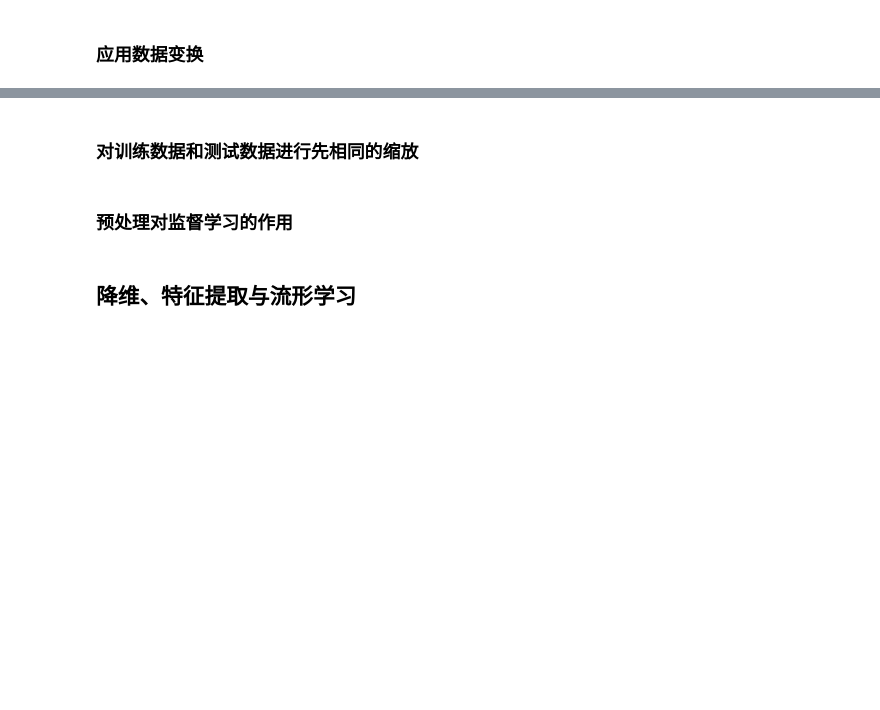
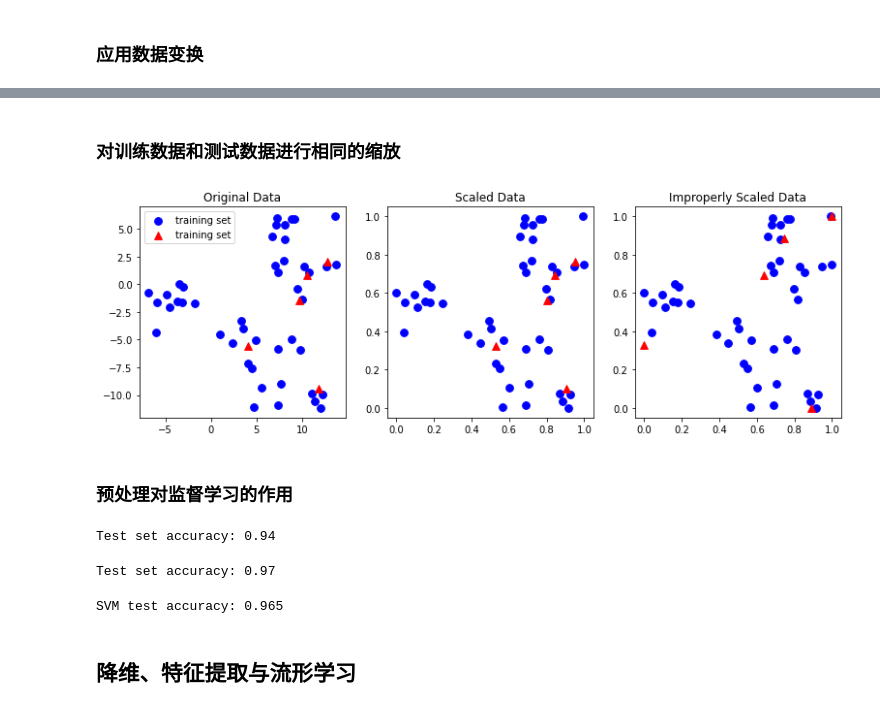
Before and after one commit to JPL-JUNO/Introduction-to-Machine-Learning-with-Python, a Jupyter notebook: Codes/Ch3.ipynb, the cells around one changed output, grey strips where cells are left out. Cells and saved outputs as stored; diff of their text form; code cells hidden in the pictures; blank space fills up the shorter version.

```diff
--- a/Codes/Ch3.ipynb
+++ b/Codes/Ch3.ipynb
@@ -44,2 +86,34 @@ array([-5. , -0.5,  0. ,  0.5,  5. ])
 # %% [markdown]
-### 对训练数据和测试数据进行先相同的缩放
+### 对训练数据和测试数据进行相同的缩放
+# %%
+from sklearn.datasets import make_blobs
+X, _ = make_blobs(n_samples=50, centers=5, random_state=4, cluster_std=2)
+
+X_train, X_test = train_test_split(X, random_state=5, test_size=.1)
+
+fig, axes = plt.subplots(1, 3, figsize=(13, 4))
+axes[0].scatter(X_train[:, 0], X_train[:, 1], c='blue', s=60, label='training set')
+axes[0].scatter(X_test[:, 0], X_test[:, 1], c='r', s=60, label='training set', marker='^')
+axes[0].set_title('Original Data')
+axes[0].legend()
+
+scaler = MinMaxScaler()
+scaler.fit(X_train)
+X_train_scaled = scaler.transform(X_train)
+X_test_scaled = scaler.transform(X_test)
+axes[1].scatter(X_train_scaled[:, 0], X_train_scaled[:, 1], c='blue', s=60, label='training set')
+axes[1].scatter(X_test_scaled[:, 0], X_test_scaled[:, 1], c='r', s=60, label='training set', marker='^')
+axes[1].set_title('Scaled Data')
+
+# rescale the test set separately
+# so test set min is 0 and test set max is 1
+# DO NOT DO THIS! For illustration purposes only.
+test_scaler = MinMaxScaler()
+test_scaler.fit(X_test)
+X_test_scaled_badly = test_scaler.transform(X_test)
+axes[2].scatter(X_train_scaled[:, 0], X_train_scaled[:, 1], c='blue', s=60, label='training set')
+axes[2].scatter(X_test_scaled_badly[:, 0], X_test_scaled_badly[:, 1], c='r', s=60, label='training set', marker='^')
+axes[2].set_title('Improperly Scaled Data')
+plt.show()
+# %% [output]
+[figure, added]
@@ -46,5 +126,34 @@ array([-5. , -0.5,  0. ,  0.5,  5. ])
 # %% [markdown]
 ### 预处理对监督学习的作用
+# %%
+from sklearn.svm import SVC
+X_train, X_test, y_train, y_test = train_test_split(cancer.data, cancer.target,
+                                                    random_state=0)
+svm = SVC()
+svm.fit(X_train, y_train)
+print('Test set accuracy: {:.2f}'.format(svm.score(X_test, y_test)))
+# %% [output]
+Test set accuracy: 0.94
+# %%
+scaler = MinMaxScaler()
+scaler.fit(X_train)
+X_train_scaled = scaler.transform(X_train)
+X_test_scaled = scaler.transform(X_test)
+svm.fit(X_train_scaled, y_train)
+print('Test set accuracy: {:.2f}'.format(svm.score(X_test_scaled, y_test)))
+# %% [output]
+Test set accuracy: 0.97
+# %%
+from sklearn.preprocessing import StandardScaler
+scaler = StandardScaler()
+scaler.fit(X_train)
+X_train_scaled = scaler.transform(X_train)
+X_test_scaled = scaler.transform(X_test)
+
+svm.fit(X_train_scaled, y_train)
+print('SVM test accuracy: {:.3f}'.format(svm.score(X_test_scaled, y_test)))
+# %% [output]
+SVM test accuracy: 0.965
 # %% [markdown]
 ## 降维、特征提取与流形学习
 # %% [markdown]
```
Also changed, not shown: parts of 37 cells of this notebook, 11 other files.
